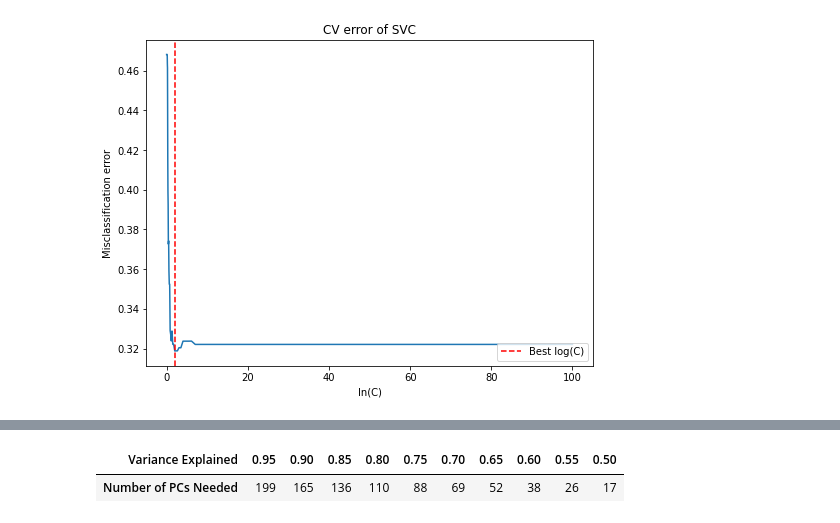
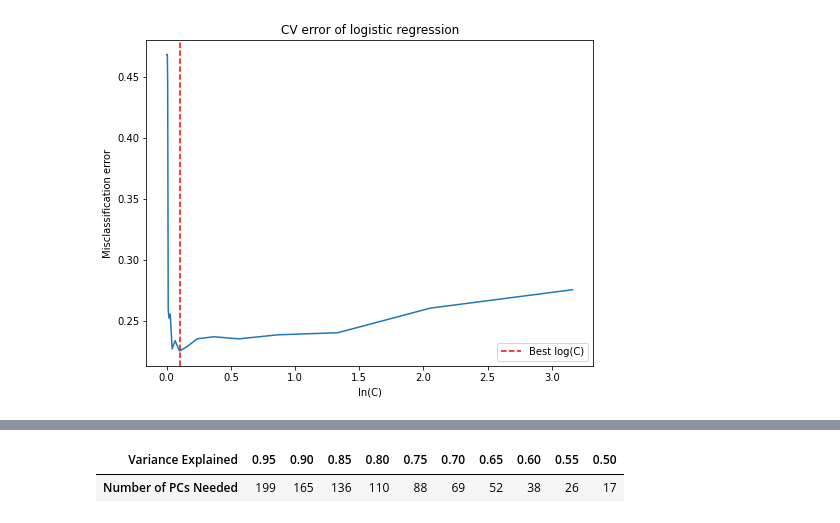
Before and after one commit to boyercb/bst263-final-project, a Jupyter notebook: BST_263_Final_Project.ipynb, the cells around one changed output, grey strips where cells are left out. Saved outputs shown, nothing was run; the diff lists cells and outputs as text; code cells hidden in the pictures.

```diff
--- a/BST_263_Final_Project.ipynb
+++ b/BST_263_Final_Project.ipynb
@@ -44,11 +48,11 @@ mydata.head(5)
 # create training and validation sets
 
 # total column number
-colSize = mydata.shape[1]
-imageLastColumnIndex = colSize-5
-labelColumnIndex = colSize-1
+cols = mydata.shape[1]
+col_image_end = cols-5
+col_label = cols-1
 
 train, test = train_test_split(mydata, test_size=0.20, random_state=42)
 
-X_train, y_train = train.iloc[:, 0:imageLastColumnIndex], train.iloc[:, labelColumnIndex]
-X_test, y_test = test.iloc[:, 0:imageLastColumnIndex], test.iloc[:, labelColumnIndex]
+X_train, y_train = train.iloc[:, 0:col_image_end], train.iloc[:, col_label]
+X_test, y_test = test.iloc[:, 0:col_image_end], test.iloc[:, col_label]
@@ -71,0 +219,13 @@ svm.fit = svm.fit(X_std, y_train)
+# %%
+# model: L1-logistic regression
+logit = LogisticRegression(penalty='l1', solver='liblinear', random_state=seed)
+logistic = GridSearchCV(
+    logit,
+    logit_params,
+    cv=n_folds,
+    scoring='accuracy',
+    verbose=2,
+    n_jobs=-1
+    )
+
+logistic.fit = logistic.fit(X_std, y_train)
@@ -72,15 +238,14 @@ svm.fit = svm.fit(X_std, y_train)
 # %%
-# model: SVM - plot CV scores to determine C
-# Cross-Validation Results
-a = svm.cv_results_['mean_test_score'].argmax()
+# plot CV errors
+b = logistic.cv_results_['mean_test_score'].argmax()
 
 plt.figure().set_size_inches(8, 6)
-plt.plot(np.logspace(-4, 2, 100),1-svm.cv_results_['mean_test_score'][range(0,100)]);
-plt.axvline(np.logspace(-4, 2, 100)[a], linestyle='--', color='red', label='Best log(C)')
+plt.plot(logit_params['C'],1 - logistic.cv_results_['mean_test_score'])
+plt.axvline(logit_params['C'][b], linestyle='--', color='red', label='Best log(C)')
 plt.ylabel('Misclassification error')
 plt.xlabel('ln(C)')
-plt.title('CV error of SVC')
+plt.title('CV error of logistic regression')
 plt.legend(loc='lower right')
 plt.show()
 # %% [output]
-[figure, old version]
+[figure, new version]
```
Also changed, not shown: parts of 43 cells of this notebook.
